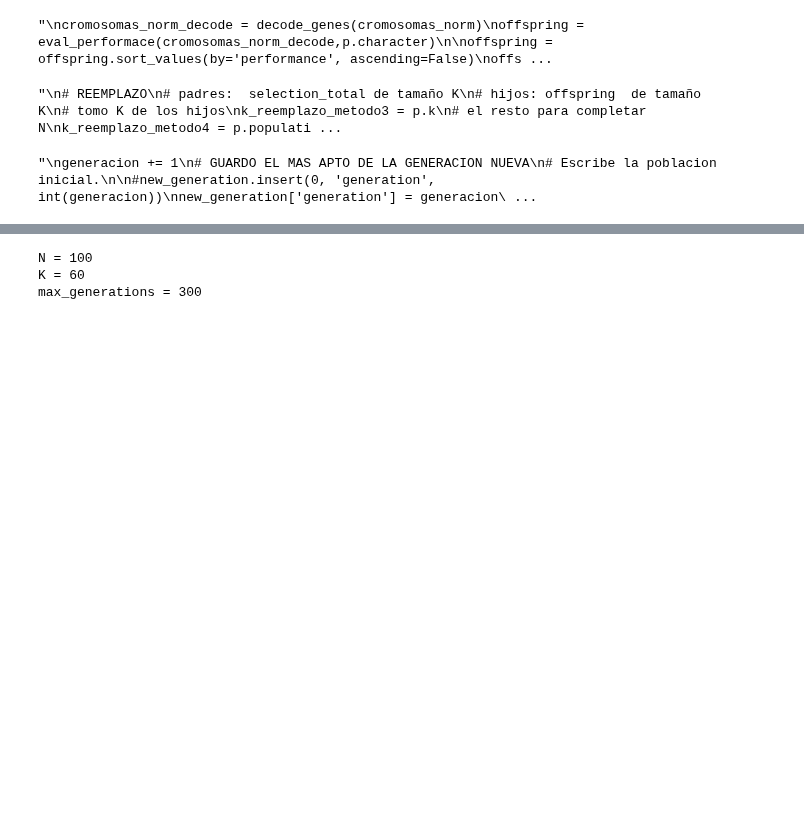
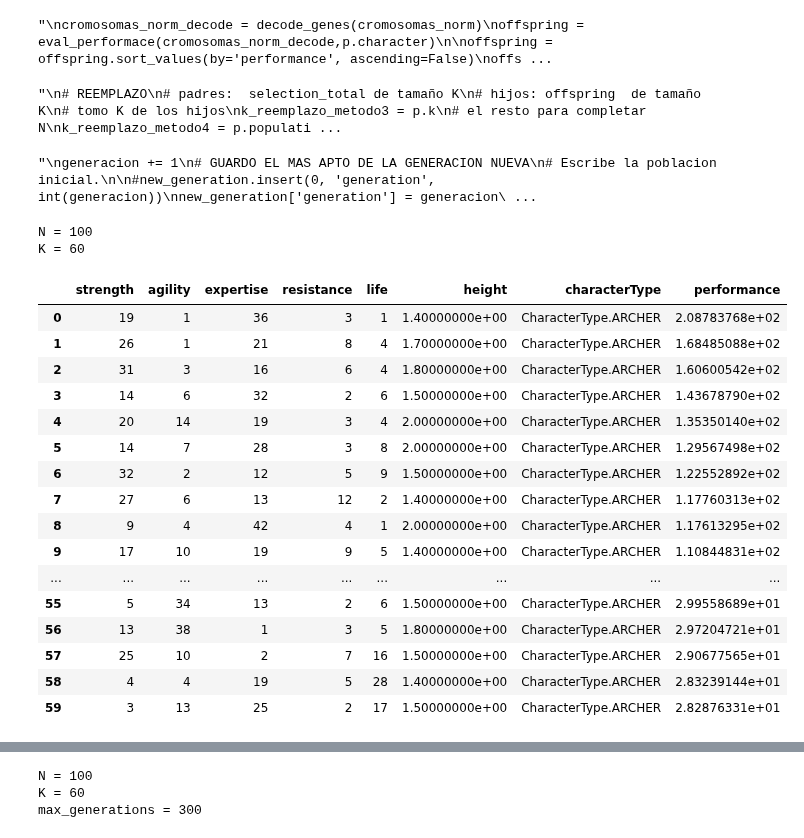
Before and after one commit to marianopm/sia-tp2, a Jupyter notebook: main-test.ipynb, the cells around one changed output, grey strips where cells are left out. Drawn from its saved outputs; the diff is of its cells as text; code cells hidden in the pictures; blank space fills up the shorter version.

```diff
--- a/main-test.ipynb
+++ b/main-test.ipynb
@@ -74,7 +98,7 @@ def parameters():
     threhold = eval(config_params['stochastic_tournament_selection']['threshold'])
     # Boltzmann parameters
     boltzmannT_0 = eval(config_params['BOLTZMANN']['t_0'])
-    boltzmannT_c = eval(config_params['BOLTZMANN']['t_offset'])
+    boltzmannT_c = eval(config_params['BOLTZMANN']['t_c'])
     boltzmannM = eval(config_params['BOLTZMANN']['m'])
 
     Param = namedtuple('Param',[
@@ -298,3 +319,33 @@ mas_apto_NG.to_csv(f'datos-Prueba1.csv', mode='a', header=False, index=False)
 """
 # %% [output]
 "\ngeneracion += 1\n# GUARDO EL MAS APTO DE LA GENERACION NUEVA\n# Escribe la poblacion inicial.\n\n#new_generation.insert(0, 'generation', int(generacion))\nnew_generation['generation'] = generacion\ ...
+# %%
+p = parameters()
+print(f'N = {p.populationNumber}')
+print(f'K = {p.k}')
+# Generacion 0
+generation_0 = generate_init_population(p.populationNumber,p.maxStatsValue,p.character)
+
+elitist_selection = elitist_selection(generation_0,p.k)
+
+elitist_selection
+# %% [output]
+N = 100
+K = 60
+|  | strength | agility | expertise | resistance | life | height | characterType | performance |
+| 0 | 19 | 1 | 36 | 3 | 1 | 1.40000000e+00 | CharacterType.ARCHER | 2.08783768e+02 |
+| 1 | 26 | 1 | 21 | 8 | 4 | 1.70000000e+00 | CharacterType.ARCHER | 1.68485088e+02 |
+| 2 | 31 | 3 | 16 | 6 | 4 | 1.80000000e+00 | CharacterType.ARCHER | 1.60600542e+02 |
+| 3 | 14 | 6 | 32 | 2 | 6 | 1.50000000e+00 | CharacterType.ARCHER | 1.43678790e+02 |
+| 4 | 20 | 14 | 19 | 3 | 4 | 2.00000000e+00 | CharacterType.ARCHER | 1.35350140e+02 |
+| 5 | 14 | 7 | 28 | 3 | 8 | 2.00000000e+00 | CharacterType.ARCHER | 1.29567498e+02 |
+| 6 | 32 | 2 | 12 | 5 | 9 | 1.50000000e+00 | CharacterType.ARCHER | 1.22552892e+02 |
+| 7 | 27 | 6 | 13 | 12 | 2 | 1.40000000e+00 | CharacterType.ARCHER | 1.17760313e+02 |
+| 8 | 9 | 4 | 42 | 4 | 1 | 2.00000000e+00 | CharacterType.ARCHER | 1.17613295e+02 |
+| 9 | 17 | 10 | 19 | 9 | 5 | 1.40000000e+00 | CharacterType.ARCHER | 1.10844831e+02 |
+| ... | ... | ... | ... | ... | ... | ... | ... | ... |
+| 55 | 5 | 34 | 13 | 2 | 6 | 1.50000000e+00 | CharacterType.ARCHER | 2.99558689e+01 |
+| 56 | 13 | 38 | 1 | 3 | 5 | 1.80000000e+00 | CharacterType.ARCHER | 2.97204721e+01 |
+| 57 | 25 | 10 | 2 | 7 | 16 | 1.50000000e+00 | CharacterType.ARCHER | 2.90677565e+01 |
+| 58 | 4 | 4 | 19 | 5 | 28 | 1.40000000e+00 | CharacterType.ARCHER | 2.83239144e+01 |
+| 59 | 3 | 13 | 25 | 2 | 17 | 1.50000000e+00 | CharacterType.ARCHER | 2.82876331e+01 |
```
Also changed, not shown: parts of 8 cells of this notebook, 8 other files.
